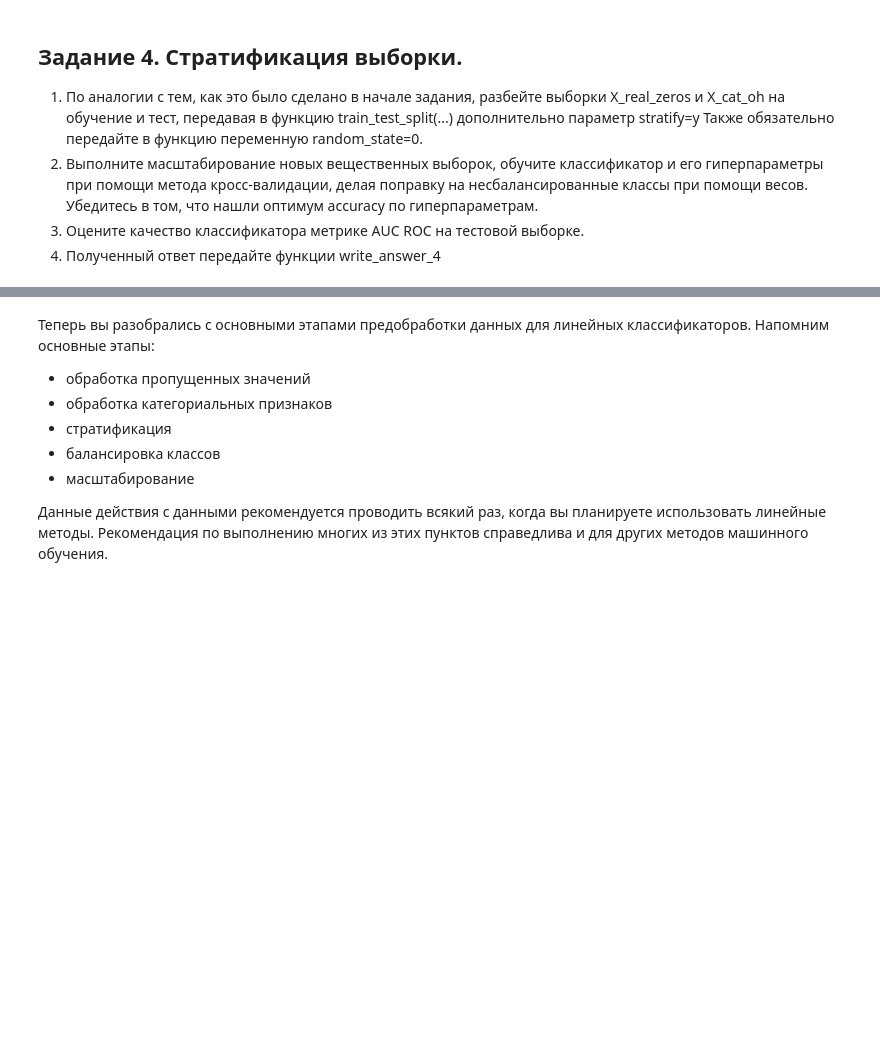
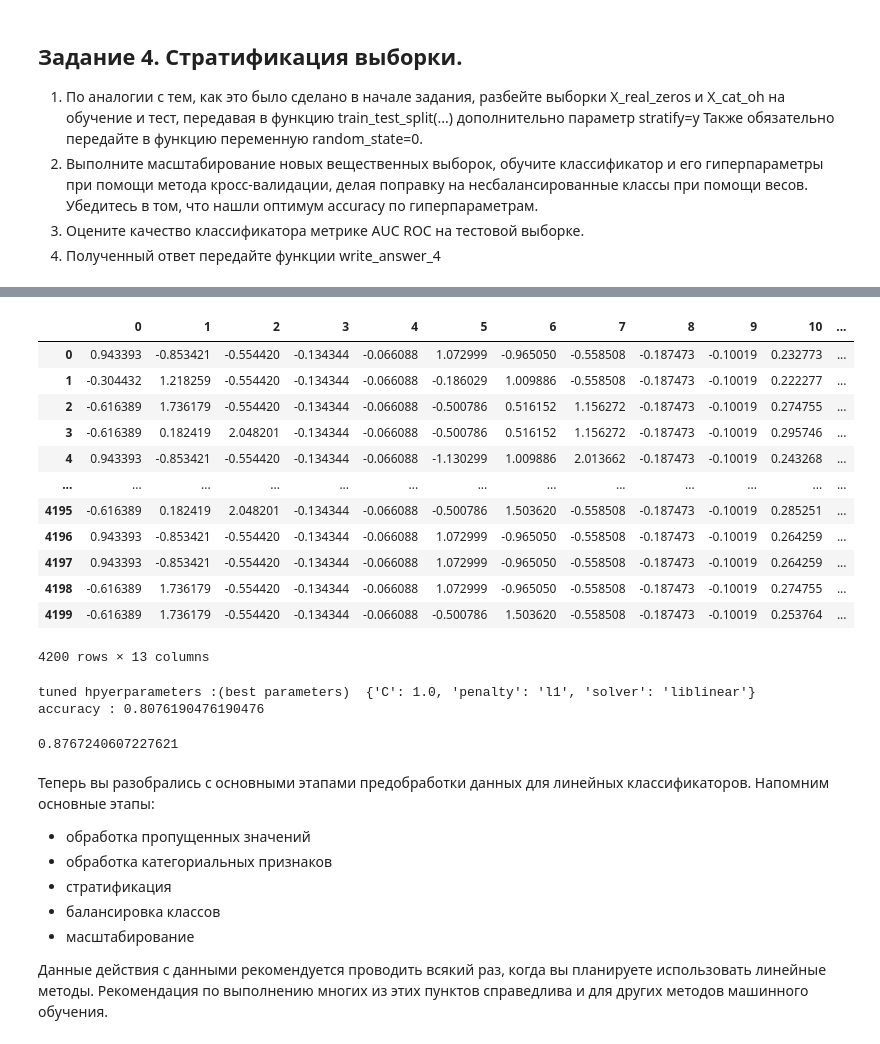
Before and after one commit to AAYamoldin/TrainingPrograms, a Jupyter notebook: Python/Coursera_learning_on_marked-up _data_by_MIPT_YANDEX/Week3/Preprocessing_LR_Coursera.ipynb, the cells around one changed output, grey strips where cells are left out. Drawn from its saved outputs; the diff is of its cells as text; code cells hidden in the pictures; blank space fills up the shorter version.

```diff
--- a/Python/Coursera_learning_on_marked-up _data_by_MIPT_YANDEX/Week3/Preprocessing_LR_Coursera.ipynb
+++ b/Python/Coursera_learning_on_marked-up _data_by_MIPT_YANDEX/Week3/Preprocessing_LR_Coursera.ipynb
@@ -921,0 +971,40 @@ def write_answer_4(auc):
+# %%
+tmp1 = pd.DataFrame(x_tr_scale)
+tmp1
+# %% [output]
+|  | 0 | 1 | 2 | 3 | 4 | 5 | 6 | 7 | 8 | 9 | 10 | ... |
+| 0 | 0.943393 | -0.853421 | -0.554420 | -0.134344 | -0.066088 | 1.072999 | -0.965050 | -0.558508 | -0.187473 | -0.10019 | 0.232773 | ... |
+| 1 | -0.304432 | 1.218259 | -0.554420 | -0.134344 | -0.066088 | -0.186029 | 1.009886 | -0.558508 | -0.187473 | -0.10019 | 0.222277 | ... |
+| 2 | -0.616389 | 1.736179 | -0.554420 | -0.134344 | -0.066088 | -0.500786 | 0.516152 | 1.156272 | -0.187473 | -0.10019 | 0.274755 | ... |
+| 3 | -0.616389 | 0.182419 | 2.048201 | -0.134344 | -0.066088 | -0.500786 | 0.516152 | 1.156272 | -0.187473 | -0.10019 | 0.295746 | ... |
+| 4 | 0.943393 | -0.853421 | -0.554420 | -0.134344 | -0.066088 | -1.130299 | 1.009886 | 2.013662 | -0.187473 | -0.10019 | 0.243268 | ... |
+| ... | ... | ... | ... | ... | ... | ... | ... | ... | ... | ... | ... | ... |
+| 4195 | -0.616389 | 0.182419 | 2.048201 | -0.134344 | -0.066088 | -0.500786 | 1.503620 | -0.558508 | -0.187473 | -0.10019 | 0.285251 | ... |
+| 4196 | 0.943393 | -0.853421 | -0.554420 | -0.134344 | -0.066088 | 1.072999 | -0.965050 | -0.558508 | -0.187473 | -0.10019 | 0.264259 | ... |
+| 4197 | 0.943393 | -0.853421 | -0.554420 | -0.134344 | -0.066088 | 1.072999 | -0.965050 | -0.558508 | -0.187473 | -0.10019 | 0.264259 | ... |
+| 4198 | -0.616389 | 1.736179 | -0.554420 | -0.134344 | -0.066088 | 1.072999 | -0.965050 | -0.558508 | -0.187473 | -0.10019 | 0.274755 | ... |
+| 4199 | -0.616389 | 1.736179 | -0.554420 | -0.134344 | -0.066088 | -0.500786 | 1.503620 | -0.558508 | -0.187473 | -0.10019 | 0.253764 | ... |
+4200 rows × 13 columns
+# %%
+tmp_dataframe = pd.DataFrame(x_cat_tr)
+x_tr_scale = pd.concat([tmp1, tmp_dataframe],ignore_index=True,axis=1).copy()
+regressor = LogisticRegression(class_weight='balanced')
+grid = {
+    "C": np.logspace(-3,3,7),
+    "penalty": ["l1", "l2"],
+    "solver": ["liblinear"]
+}
+regressor_zeros_cv = GridSearchCV(regressor, grid, cv=3)
+regressor_zeros_cv.fit(x_tr_scale,y_tr)
+print("tuned hpyerparameters :(best parameters) ",regressor_zeros_cv.best_params_)
+print("accuracy :",regressor_zeros_cv.best_score_)
+# %% [output]
+tuned hpyerparameters :(best parameters)  {'C': 1.0, 'penalty': 'l1', 'solver': 'liblinear'}
+accuracy : 0.8076190476190476
+# %%
+tmp1 = pd.DataFrame(x_test_scale)
+tmp_dataframe = pd.DataFrame(x_cat_test)
+x_test_scale = pd.concat([tmp1, tmp_dataframe],ignore_index=True,axis=1).copy()
+roc_auc_score(y_test, regressor_zeros_cv.predict_proba(x_test_scale)[:,1])
+# %% [output]
+0.8767240607227621
```
Also changed, not shown: parts of 7 cells of this notebook, 1 other file.
